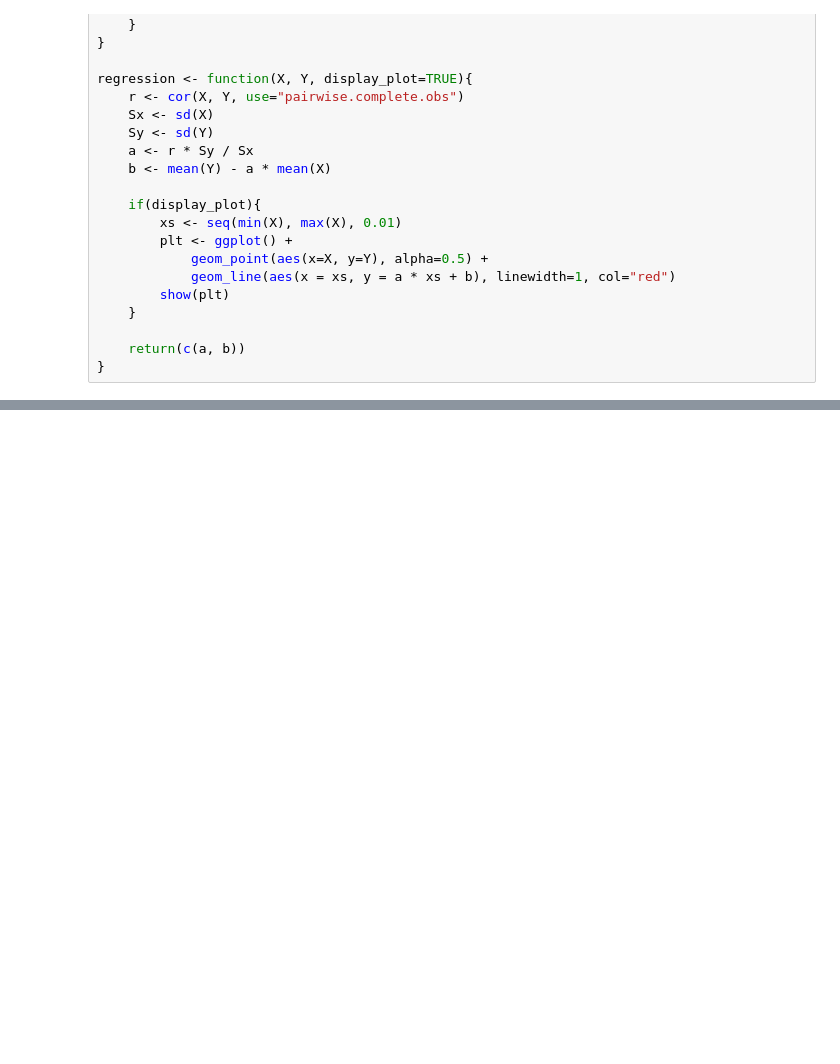
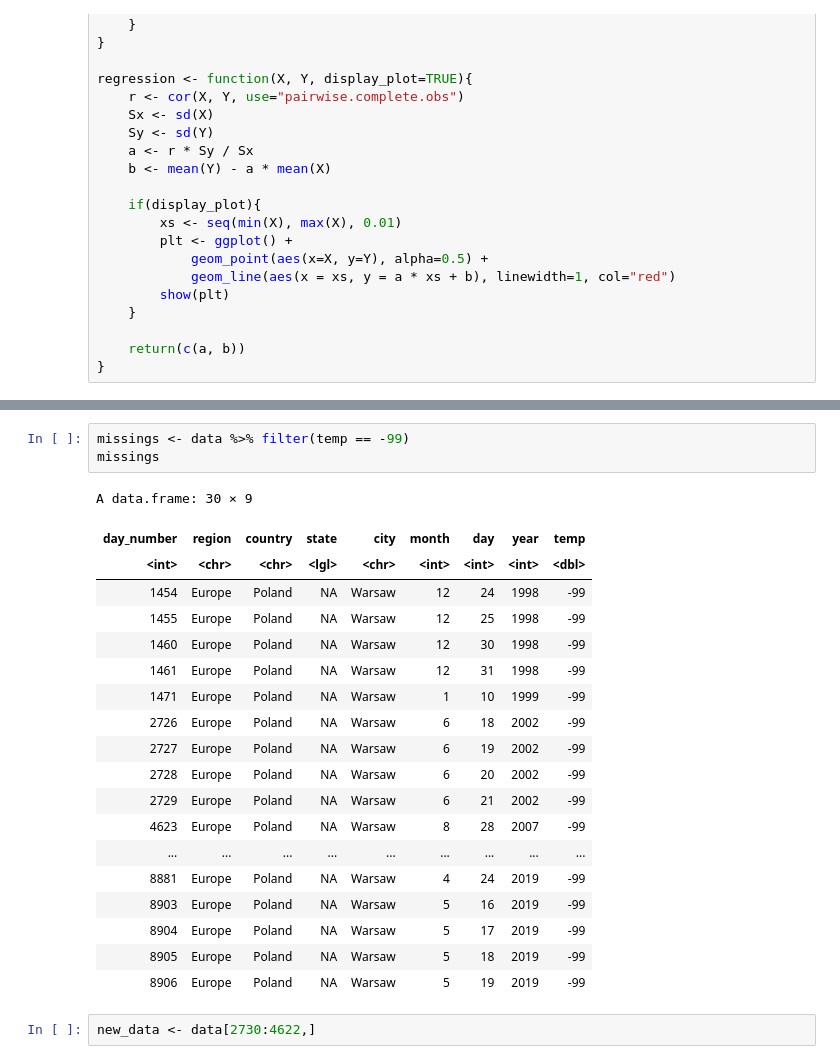
Before and after one commit to Szymex49/ARMA_temperature_modelling, a Jupyter notebook: Malec.ipynb, the cells around one changed output, grey strips where cells are left out. Cells and saved outputs as stored; diff of their text form; blank space fills up the shorter version.

```diff
--- a/Malec.ipynb
+++ b/Malec.ipynb
@@ -42,0 +61,25 @@ ERROR: Error in file(file, "rt"): cannot open the connection
+# %%
+missings <- data %>% filter(temp == -99)
+missings
+# %% [output]
+A data.frame: 30 × 9
+| day_number | region | country | state | city | month | day | year | temp |
+| <int> | <chr> | <chr> | <lgl> | <chr> | <int> | <int> | <int> | <dbl> |
+| 1454 | Europe | Poland | NA | Warsaw | 12 | 24 | 1998 | -99 |
+| 1455 | Europe | Poland | NA | Warsaw | 12 | 25 | 1998 | -99 |
+| 1460 | Europe | Poland | NA | Warsaw | 12 | 30 | 1998 | -99 |
+| 1461 | Europe | Poland | NA | Warsaw | 12 | 31 | 1998 | -99 |
+| 1471 | Europe | Poland | NA | Warsaw | 1 | 10 | 1999 | -99 |
+| 2726 | Europe | Poland | NA | Warsaw | 6 | 18 | 2002 | -99 |
+| 2727 | Europe | Poland | NA | Warsaw | 6 | 19 | 2002 | -99 |
+| 2728 | Europe | Poland | NA | Warsaw | 6 | 20 | 2002 | -99 |
+| 2729 | Europe | Poland | NA | Warsaw | 6 | 21 | 2002 | -99 |
+| 4623 | Europe | Poland | NA | Warsaw | 8 | 28 | 2007 | -99 |
+| ... | ... | ... | ... | ... | ... | ... | ... | ... |
+| 8881 | Europe | Poland | NA | Warsaw | 4 | 24 | 2019 | -99 |
+| 8903 | Europe | Poland | NA | Warsaw | 5 | 16 | 2019 | -99 |
+| 8904 | Europe | Poland | NA | Warsaw | 5 | 17 | 2019 | -99 |
+| 8905 | Europe | Poland | NA | Warsaw | 5 | 18 | 2019 | -99 |
+| 8906 | Europe | Poland | NA | Warsaw | 5 | 19 | 2019 | -99 |
+# %%
+new_data <- data[2730:4622,]
```
Also changed, not shown: parts of 3 cells of this notebook, 4 other files.
